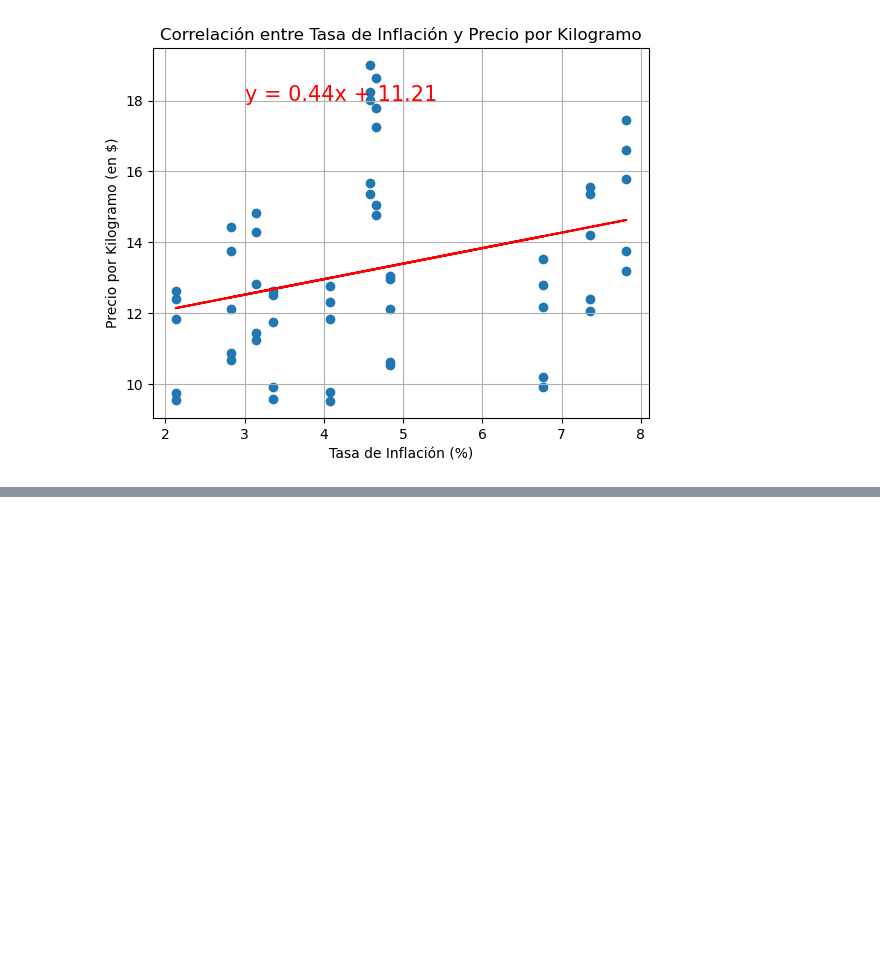
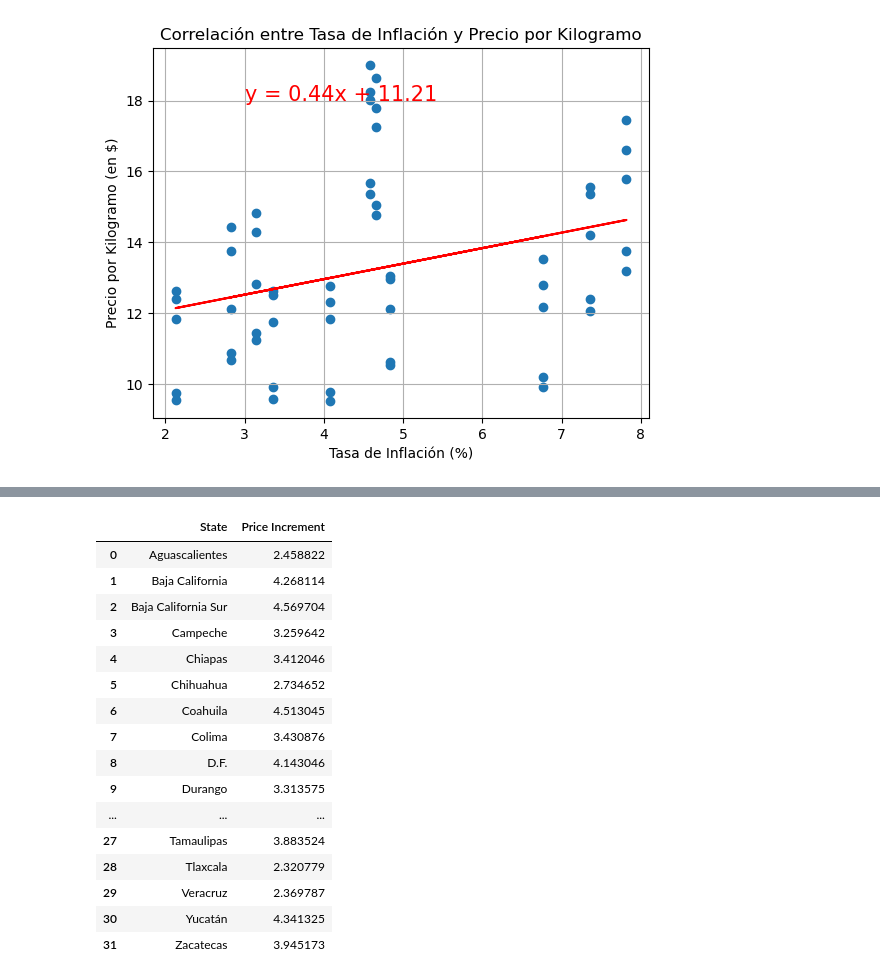
Before and after one commit to Josemarome/Project_1, a Jupyter notebook: Tortilla.ipynb, the cells around one changed output, grey strips where cells are left out. Cells and saved outputs as stored; diff of their text form; code cells hidden in the pictures; blank space fills up the shorter version.

```diff
--- a/Tortilla.ipynb
+++ b/Tortilla.ipynb
@@ -456,0 +493,31 @@ R squared: 0.09498412288660633
+# %%
+# Calculate price increase for years 2015 to 2021
+price_2015 = grouped_15_21[grouped_15_21['Year'] == 2015].set_index('State')['Price per kilogram']
+price_2021 = grouped_15_21[grouped_15_21['Year'] == 2021].set_index('State')['Price per kilogram']
+
+# Calculate price increase into a df
+increment = price_2021 - price_2015
+
+# create a df for the increments
+increment_df = increment.reset_index()
+increment_df.columns = ['State', 'Price Increment']
+
+increment_df
+# %% [output]
+|  | State | Price Increment |
+| 0 | Aguascalientes | 2.458822 |
+| 1 | Baja California | 4.268114 |
+| 2 | Baja California Sur | 4.569704 |
+| 3 | Campeche | 3.259642 |
+| 4 | Chiapas | 3.412046 |
+| 5 | Chihuahua | 2.734652 |
+| 6 | Coahuila | 4.513045 |
+| 7 | Colima | 3.430876 |
+| 8 | D.F. | 4.143046 |
+| 9 | Durango | 3.313575 |
+| ... | ... | ... |
+| 27 | Tamaulipas | 3.883524 |
+| 28 | Tlaxcala | 2.320779 |
+| 29 | Veracruz | 2.369787 |
+| 30 | Yucatán | 4.341325 |
+| 31 | Zacatecas | 3.945173 |
```
Also changed, not shown: parts of 8 cells of this notebook, 2 other files.
